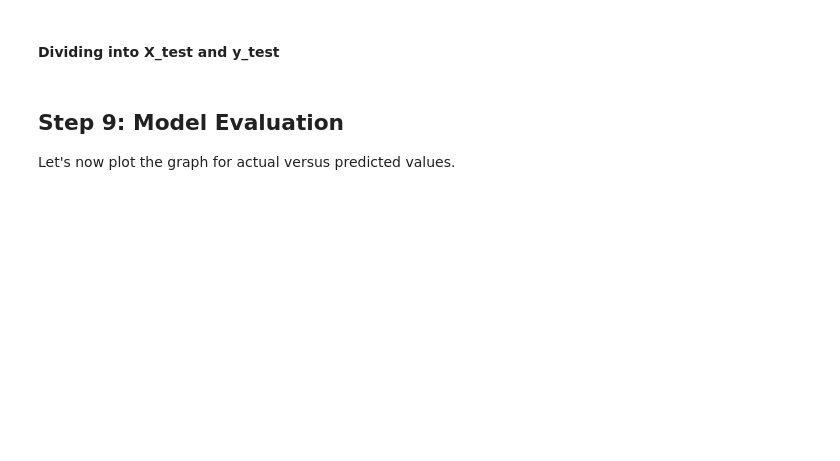
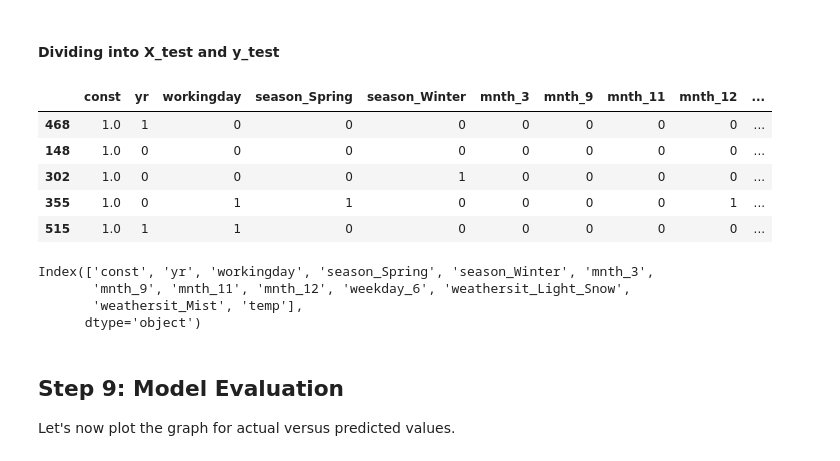
Before and after one commit to kishore-n-george/multiple-linear-regression, a Jupyter notebook: Multiple+Linear+Regression+Bike+Sharing+Case+Study.ipynb, the cells around one changed output. Drawn from its saved outputs; the diff is of its cells as text; code cells hidden in the pictures; blank space fills up the shorter version.

```diff
--- a/Multiple+Linear+Regression+Bike+Sharing+Case+Study.ipynb
+++ b/Multiple+Linear+Regression+Bike+Sharing+Case+Study.ipynb
@@ -807,4 +851,14 @@ y_test = df_test.pop('price')
 X_test = df_test
 # %%
 # Adding constant variable to test dataframe
-X_test_m4 = sm.add_constant(X_test)
+X_test_hyb = sm.add_constant(X_test)
+# dropping unnecessary columns
+X_test_new= X_test_hyb[X_train_lm.columns]
+X_test_new.head()
+# %% [output]
+|  | const | yr | workingday | season_Spring | season_Winter | mnth_3 | mnth_9 | mnth_11 | mnth_12 | ... |
+| 468 | 1.0 | 1 | 0 | 0 | 0 | 0 | 0 | 0 | 0 | ... |
+| 148 | 1.0 | 0 | 0 | 0 | 0 | 0 | 0 | 0 | 0 | ... |
+| 302 | 1.0 | 0 | 0 | 0 | 1 | 0 | 0 | 0 | 0 | ... |
+| 355 | 1.0 | 0 | 1 | 1 | 0 | 0 | 0 | 0 | 1 | ... |
+| 515 | 1.0 | 1 | 1 | 0 | 0 | 0 | 0 | 0 | 0 | ... |
@@ -815 +865,8 @@ X_test_m4 = X_test_m4.drop(["bedrooms", "semi-furnished", "basement"], axis = 1)
+# %%
+X_test_new.columns
+# %% [output]
+Index(['const', 'yr', 'workingday', 'season_Spring', 'season_Winter', 'mnth_3',
+       'mnth_9', 'mnth_11', 'mnth_12', 'weekday_6', 'weathersit_Light_Snow',
+       'weathersit_Mist', 'temp'],
+      dtype='object')
 # %%
```
Also changed, not shown: parts of 19 cells of this notebook.
